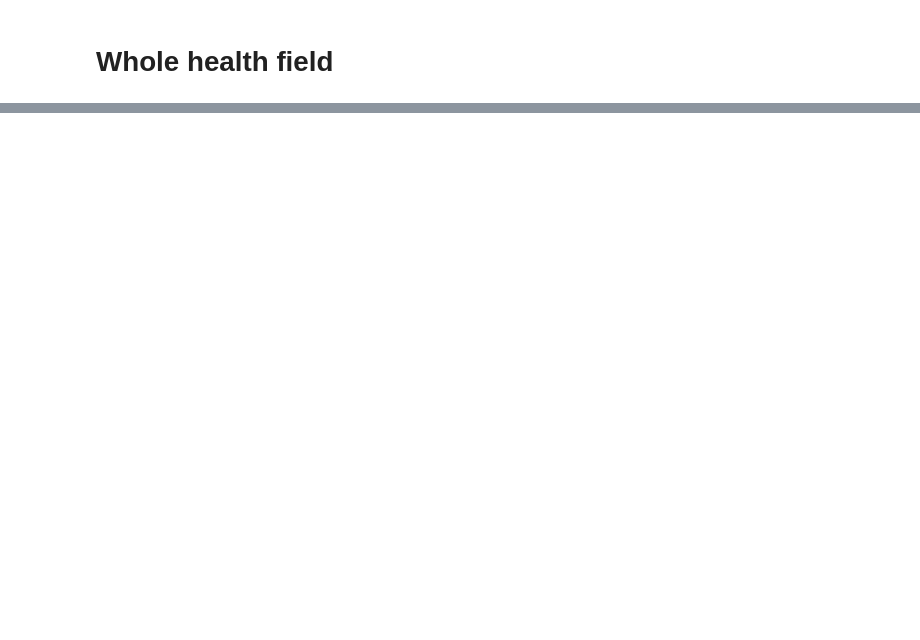
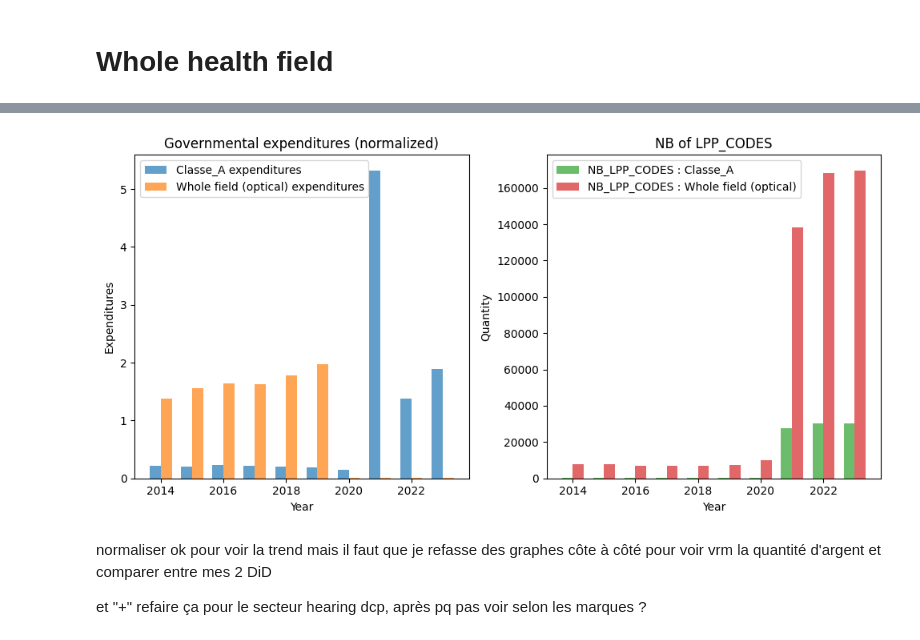
Before and after one commit to bparent11/analysingEffectOfHealthPlanInFrance, a Jupyter notebook: code/governmental-expenditures.ipynb, the cells around one changed output, grey strips where cells are left out. Drawn from its saved outputs; the diff is of its cells as text; code cells hidden in the pictures; blank space fills up the shorter version.

```diff
--- a/code/governmental-expenditures.ipynb
+++ b/code/governmental-expenditures.ipynb
@@ -491,0 +622,39 @@ No LPP code that seems to deal with dental sector..
+# %%
+importlib.reload(functions)
+from functions import gov_exp
+whole = gov_exp(inflation_adjustment=False, sector="all", mask={})
+# %%
+width = 0.35
+
+fig, (ax1, ax2) = plt.subplots(1, 2, figsize=(10, 5))
+
+years_A = np.array([int(year) for year in classe_A[0].keys()])
+years_B = np.array([int(year) for year in whole[0].keys()])
+
+ax1.bar(years_A - width/2, normalized_by_mean(values_A), width=width, color="#1f77b4", label="Classe_A expenditures", alpha=0.7)
+ax1.bar(years_B + width/2, normalized_by_mean(values_B), width=width, color="#ff7f0e", label="Whole field (optical) expenditures", alpha=0.7)
+
+ax1.set_title('Governmental expenditures (normalized)')
+ax1.set_xlabel('Year')
+ax1.set_ylabel('Expenditures')
+ax1.legend()
+
+years_A_LPP = np.array([int(year) for year in classe_A[1].keys()])
+years_B_LPP = np.array([int(year) for year in whole[1].keys()])
+
+ax2.bar(years_A_LPP - width/2, values_A_LPP_codes, width=width, color="#2ca02c", label="NB_LPP_CODES : Classe_A", alpha=0.7)
+ax2.bar(years_B_LPP + width/2, values_B_LPP_codes, width=width, color="#d62728", label="NB_LPP_CODES : All the fields", alpha=0.7)
+
+ax2.set_title('NB of LPP_CODES')
+ax2.set_xlabel('Year')
+ax2.set_ylabel('Quantity')
+ax2.legend()
+
+plt.tight_layout()
+plt.show()
+# %% [output]
+[figure, added]
+# %% [markdown]
+normaliser ok pour voir la trend mais il faut que je refasse des graphes côte à côté pour voir vrm la quantité d'argent et comparer entre mes 2 DiD
+
+et "+" refaire ça pour le secteur hearing dcp, après pq pas voir selon les marques ?
```
Also changed, not shown: parts of 23 cells of this notebook.
